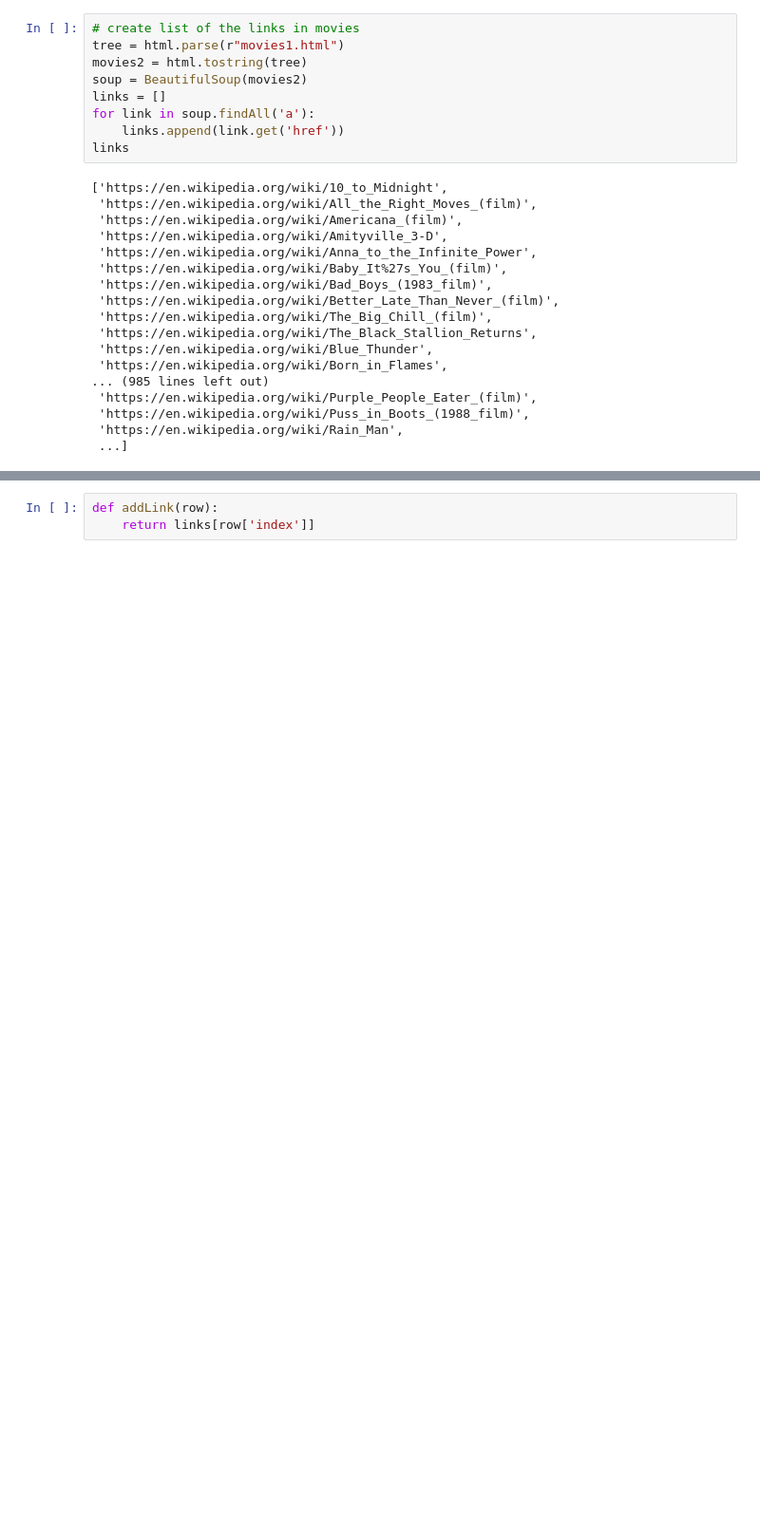
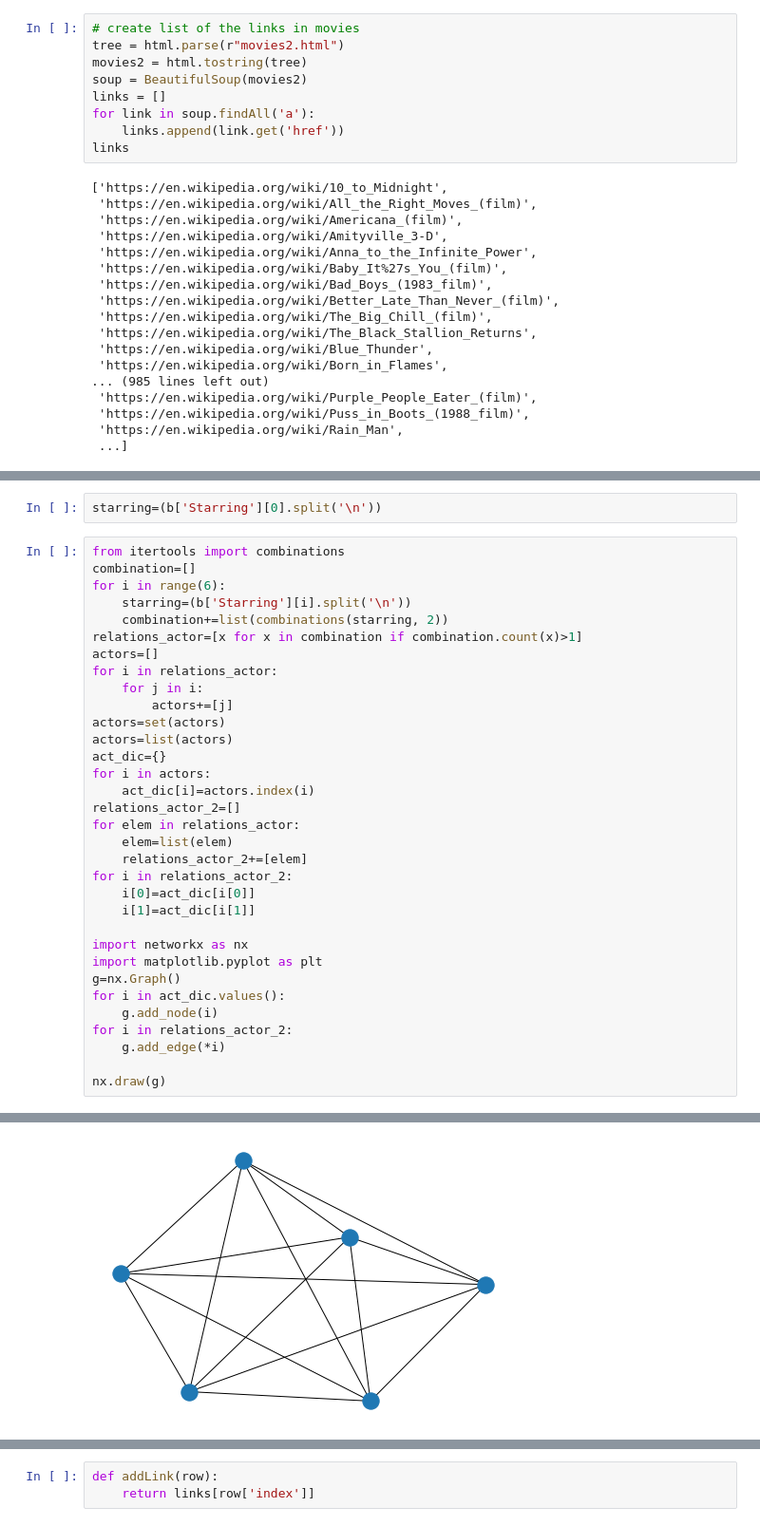
Before and after one commit to DavideZingaro/HW3, a Jupyter notebook: homework_3.ipynb, the cells around one changed output, grey strips where cells are left out. Shown at 95% size. Cells and saved outputs as stored; diff of their text form; blank space fills up the shorter version.

```diff
--- a/homework_3.ipynb
+++ b/homework_3.ipynb
@@ -17,7 +17,7 @@ import string
 from nltk.corpus import stopwords
 # %%
 # create list of the links in movies
-tree = html.parse(r"movies1.html")
+tree = html.parse(r"movies2.html")
 movies2 = html.tostring(tree)
 soup = BeautifulSoup(movies2)
 links = []
@@ -130,3 +126,39 @@ b
 | 4 | Amityville 3-D | Amityville 3-D (also known as Ami... | After he exposes a pair of con ar... | Amityville 3-D | Richard Fleischer | Stephen F. Kesten | David Ambrose | Tony Roberts\nTess Harper\nRobert... | Howard Blake | ... |
 | 5 | Anna to the Infinite Power | Anna to the Infinite Power is a 1... | Twelve-year-old Anna Hart of Flem... | Anna to the Infinite Power | Robert Wiemer | Bruce Graham | Robert WiemerBased on Anna to the... | Martha ByrneDina MerrillMark Patt... | Paul Baillargeon | ... |
 | 6 | Baby It's You (film) | Baby It's You is a 1983 American ... | The film, set in 1966 New Jersey,... | Baby It's You (film) | John Sayles | Griffin DunneAmy Robinson | NaN | Rosanna Arquette\nVincent Spano | Todd Kasow | ... |
+# %%
+starring=(b['Starring'][0].split('\n'))
+# %%
+from itertools import combinations
+combination=[]
+for i in range(6):
+    starring=(b['Starring'][i].split('\n'))
+    combination+=list(combinations(starring, 2))
+relations_actor=[x for x in combination if combination.count(x)>1]
+actors=[]
+for i in relations_actor:
+    for j in i:
+        actors+=[j]
+actors=set(actors)
+actors=list(actors)
+act_dic={}
+for i in actors:
+    act_dic[i]=actors.index(i)
+relations_actor_2=[]
+for elem in relations_actor:
+    elem=list(elem)
+    relations_actor_2+=[elem]
+for i in relations_actor_2:
+    i[0]=act_dic[i[0]]
+    i[1]=act_dic[i[1]]
+
+import networkx as nx
+import matplotlib.pyplot as plt
+g=nx.Graph()
+for i in act_dic.values():
+    g.add_node(i)
+for i in relations_actor_2:
+    g.add_edge(*i)
+
+nx.draw(g)
+# %% [output]
@@ -132,0 +167 @@ b
+[figure, added]
```
Also changed, not shown: parts of 9 cells of this notebook, 1 other file.
